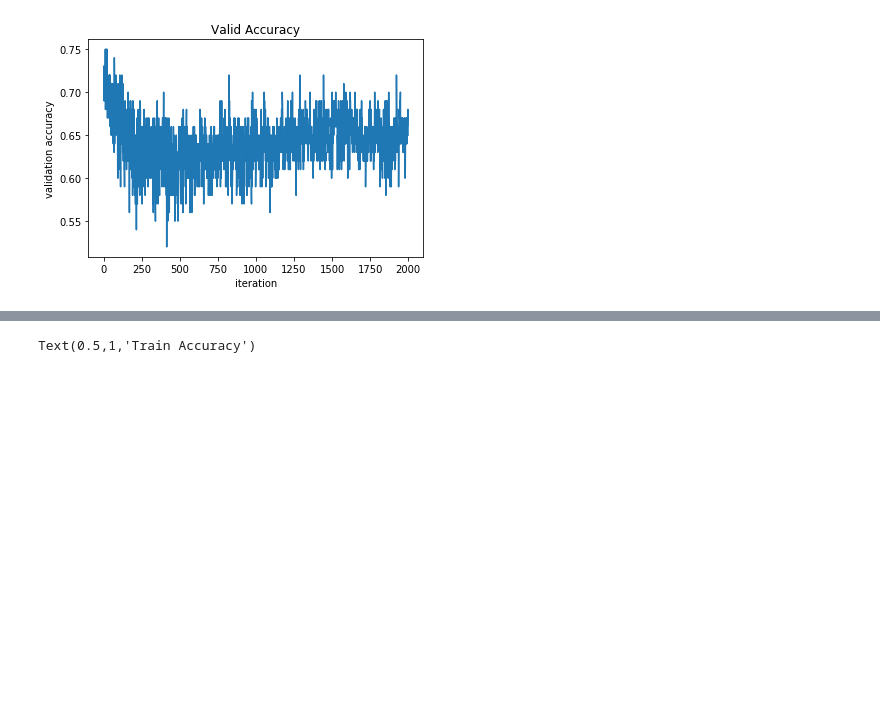
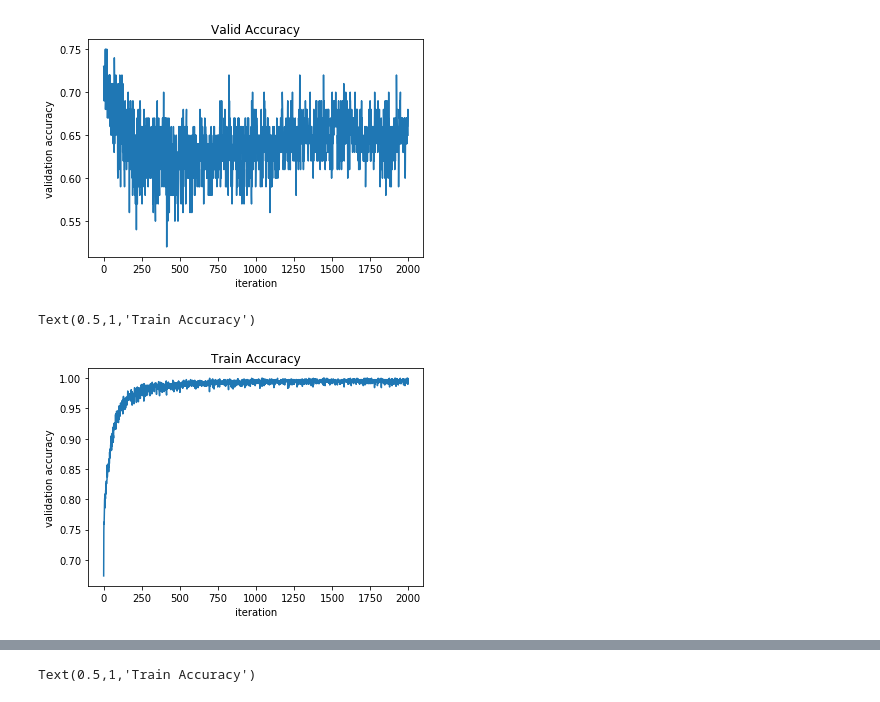
Before and after one commit to erfanMhi/Quantum_Genetic_Algorithm_For_Credit_Scoring_Problem, a Jupyter notebook: Cross Validation.ipynb, the cells around one changed output, grey strips where cells are left out. Drawn from its saved outputs; the diff is of its cells as text; code cells hidden in the pictures; blank space fills up the shorter version.

```diff
--- a/Cross Validation.ipynb
+++ b/Cross Validation.ipynb
@@ -427,3 +430,20 @@ plt.title('Valid Accuracy')
 # %% [output]
 Text(0.5,1,'Valid Accuracy')
 [figure]
+# %%
+model = Sequential()
+model.add(Dense(90, input_dim=30, activation='selu', kernel_initializer='glorot_normal'))
+model.add(BatchNormalization())
+model.add(Dense(90, activation='selu', kernel_initializer='glorot_normal'))
+model.add(BatchNormalization())
+model.add(Dense(1, activation='sigmoid', kernel_initializer='glorot_normal'))
+model.compile(loss='binary_crossentropy',metrics=['accuracy'],optimizer='rmsprop')
+hist = model.fit(x_train,y_train,batch_size=32,epochs=int(2000),validation_data=(x_test,y_test),verbose=0)
+# %%
+plt.plot(range(len(hist.history['acc'])),hist.history['acc'])
+plt.xlabel('iteration')
+plt.ylabel('validation accuracy')
+plt.title('Train Accuracy')
+# %% [output]
+Text(0.5,1,'Train Accuracy')
+[figure, added]
```
Also changed, not shown: parts of 2 cells of this notebook, 2 other files.
